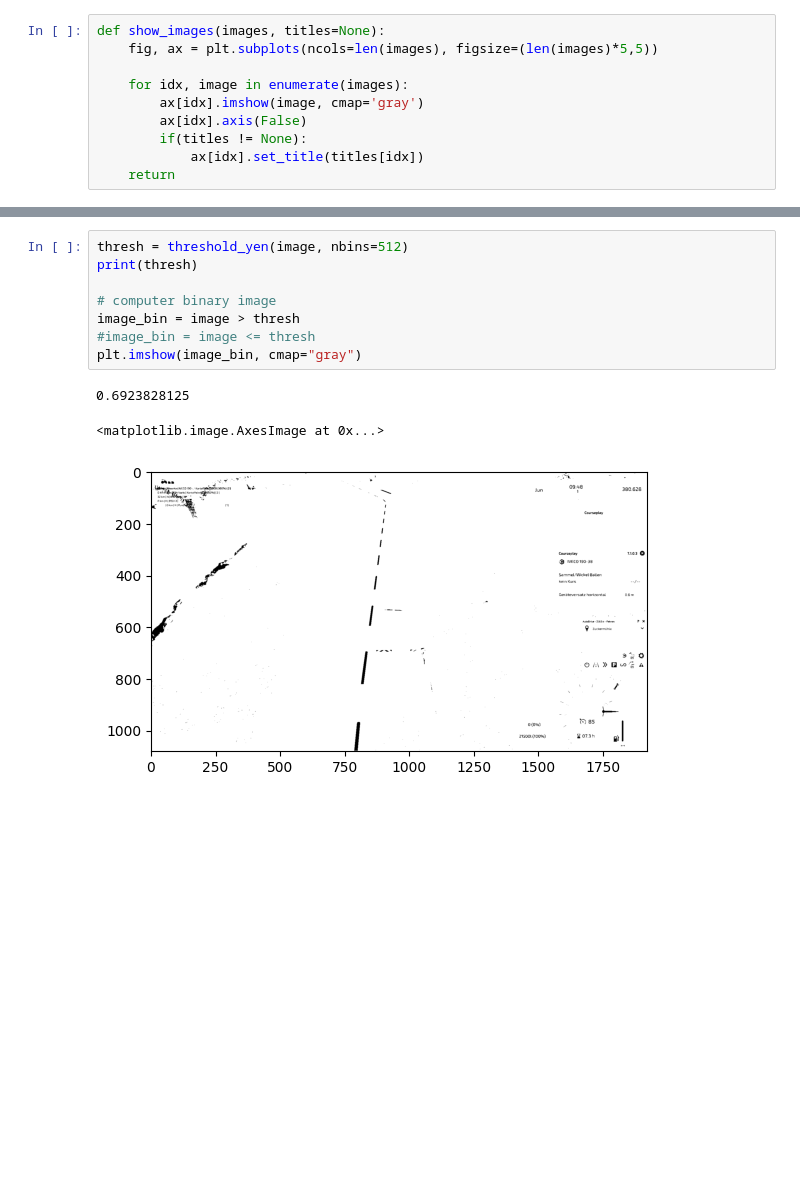
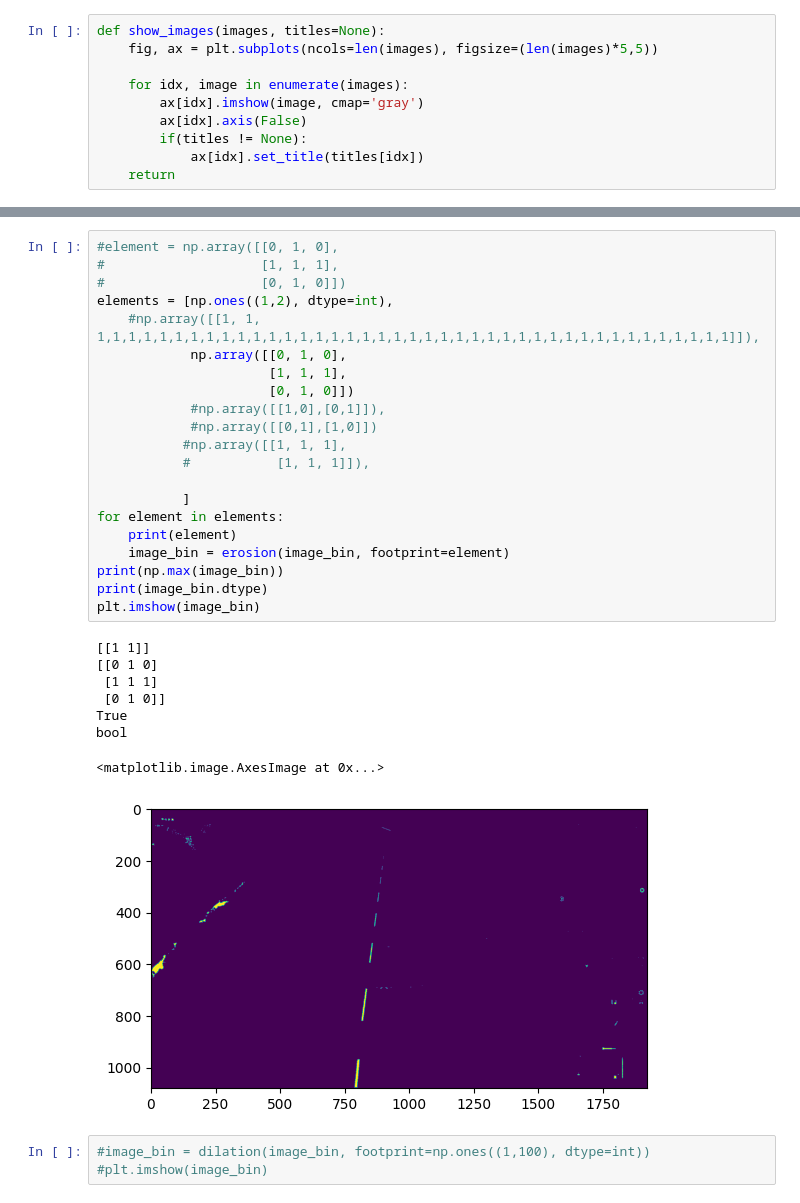
Before and after one commit to mgoetze06/autosteer, a Jupyter notebook: autosteer_notebook.ipynb, the cells around one changed output, grey strips where cells are left out. Cells and saved outputs as stored; diff of their text form; blank space fills up the shorter version.

```diff
--- a/autosteer_notebook.ipynb
+++ b/autosteer_notebook.ipynb
@@ -460,15 +413,36 @@ try_all_threshold(image, figsize=(10,8), verbose=False)
-# %%
-thresh = threshold_yen(image, nbins=512)
-print(thresh)
-
-# computer binary image
-image_bin = image > thresh
-#image_bin = image <= thresh
-plt.imshow(image_bin, cmap="gray")
-# %% [output]
-0.6923828125
-<matplotlib.image.AxesImage at 0x...>
-[figure, removed]
+# %%
+#element = np.array([[0, 1, 0],
+#                    [1, 1, 1],
+#                    [0, 1, 0]])
+elements = [np.ones((1,2), dtype=int),
+    #np.array([[1, 1, 1,1,1,1,1,1,1,1,1,1,1,1,1,1,1,1,1,1,1,1,1,1,1,1,1,1,1,1,1,1,1,1,1,1,1,1,1,1,1,1,1]]),
+            np.array([[0, 1, 0],
+                      [1, 1, 1],
+                      [0, 1, 0]])
+            #np.array([[1,0],[0,1]]),
+            #np.array([[0,1],[1,0]])
+           #np.array([[1, 1, 1],
+           #           [1, 1, 1]]),
+
+           ]
+for element in elements:
+    print(element)
+    image_bin = erosion(image_bin, footprint=element)
+print(np.max(image_bin))
+print(image_bin.dtype)
+plt.imshow(image_bin)
+# %% [output]
+[[1 1]]
+[[0 1 0]
+ [1 1 1]
+ [0 1 0]]
+True
+bool
+<matplotlib.image.AxesImage at 0x...>
+[figure, added]
+# %%
+#image_bin = dilation(image_bin, footprint=np.ones((1,100), dtype=int))
+#plt.imshow(image_bin)
 # %%
 #roi_vertices = vertices = np.array([[0,500],[10,300], [300,200], [500,200], [800,300], [800,500]], np.int32)
 #roi_vertices = np.array([[340,700],[340,300], [250,80], [530,80], [880,300], [880,700]], np.int32)
```
Also changed, not shown: parts of 12 cells of this notebook, 3 other files.
